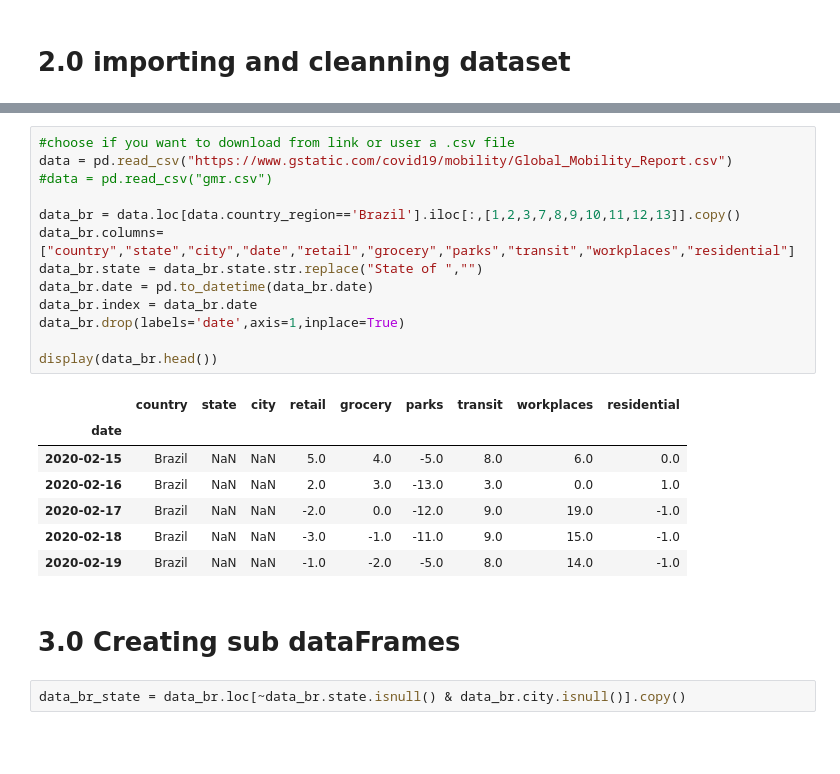
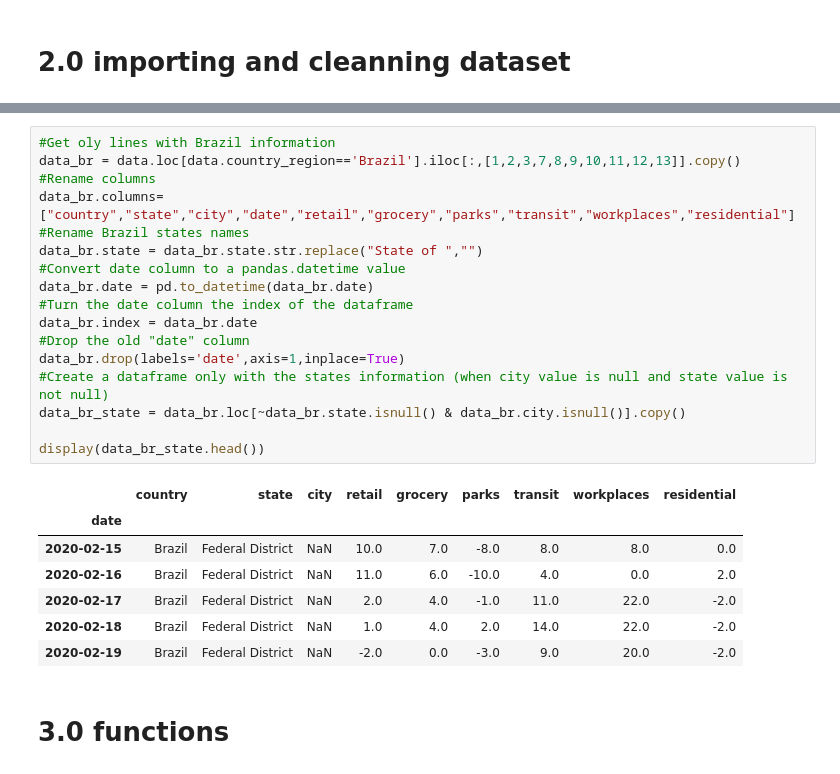
Before and after one commit to arkaisho/DataScience, a Jupyter notebook: 1fp/1fp.ipynb, the cells around one changed output, grey strips where cells are left out. Cells and saved outputs as stored; diff of their text form; blank space fills up the shorter version.

```diff
--- a/1fp/1fp.ipynb
+++ b/1fp/1fp.ipynb
@@ -16,25 +37,27 @@ import matplotlib.lines as mlines
 # %%
-#choose if you want to download from link or user a .csv file
-data = pd.read_csv("https://www.gstatic.com/covid19/mobility/Global_Mobility_Report.csv")
-#data = pd.read_csv("gmr.csv")
+#Get oly lines with Brazil information
+data_br = data.loc[data.country_region=='Brazil'].iloc[:,[1,2,3,7,8,9,10,11,12,13]].copy()
+#Rename columns
+data_br.columns=["country","state","city","date","retail","grocery","parks","transit","workplaces","residential"]
+#Rename Brazil states names
+data_br.state = data_br.state.str.replace("State of ","")
+#Convert date column to a pandas.datetime value
+data_br.date = pd.to_datetime(data_br.date)
+#Turn the date column the index of the dataframe
+data_br.index = data_br.date
+#Drop the old "date" column
+data_br.drop(labels='date',axis=1,inplace=True)
+#Create a dataframe only with the states information (when city value is null and state value is not null)
+data_br_state = data_br.loc[~data_br.state.isnull() & data_br.city.isnull()].copy()
 
-data_br = data.loc[data.country_region=='Brazil'].iloc[:,[1,2,3,7,8,9,10,11,12,13]].copy()
-data_br.columns=["country","state","city","date","retail","grocery","parks","transit","workplaces","residential"]
-data_br.state = data_br.state.str.replace("State of ","")
-data_br.date = pd.to_datetime(data_br.date)
-data_br.index = data_br.date
-data_br.drop(labels='date',axis=1,inplace=True)
-
-display(data_br.head())
+display(data_br_state.head())
 # %% [output]
 |  | country | state | city | retail | grocery | parks | transit | workplaces | residential |
 | date |  |  |  |  |  |  |  |  |  |
-| 2020-02-15 | Brazil | NaN | NaN | 5.0 | 4.0 | -5.0 | 8.0 | 6.0 | 0.0 |
-| 2020-02-16 | Brazil | NaN | NaN | 2.0 | 3.0 | -13.0 | 3.0 | 0.0 | 1.0 |
-| 2020-02-17 | Brazil | NaN | NaN | -2.0 | 0.0 | -12.0 | 9.0 | 19.0 | -1.0 |
-| 2020-02-18 | Brazil | NaN | NaN | -3.0 | -1.0 | -11.0 | 9.0 | 15.0 | -1.0 |
-| 2020-02-19 | Brazil | NaN | NaN | -1.0 | -2.0 | -5.0 | 8.0 | 14.0 | -1.0 |
+| 2020-02-15 | Brazil | Federal District | NaN | 10.0 | 7.0 | -8.0 | 8.0 | 8.0 | 0.0 |
+| 2020-02-16 | Brazil | Federal District | NaN | 11.0 | 6.0 | -10.0 | 4.0 | 0.0 | 2.0 |
+| 2020-02-17 | Brazil | Federal District | NaN | 2.0 | 4.0 | -1.0 | 11.0 | 22.0 | -2.0 |
+| 2020-02-18 | Brazil | Federal District | NaN | 1.0 | 4.0 | 2.0 | 14.0 | 22.0 | -2.0 |
+| 2020-02-19 | Brazil | Federal District | NaN | -2.0 | 0.0 | -3.0 | 9.0 | 20.0 | -2.0 |
 # %% [markdown]
-# 3.0 Creating sub dataFrames
+# 3.0 functions
-# %%
-data_br_state = data_br.loc[~data_br.state.isnull() & data_br.city.isnull()].copy()
```
Also changed, not shown: parts of 9 cells of this notebook, 1 other file.
